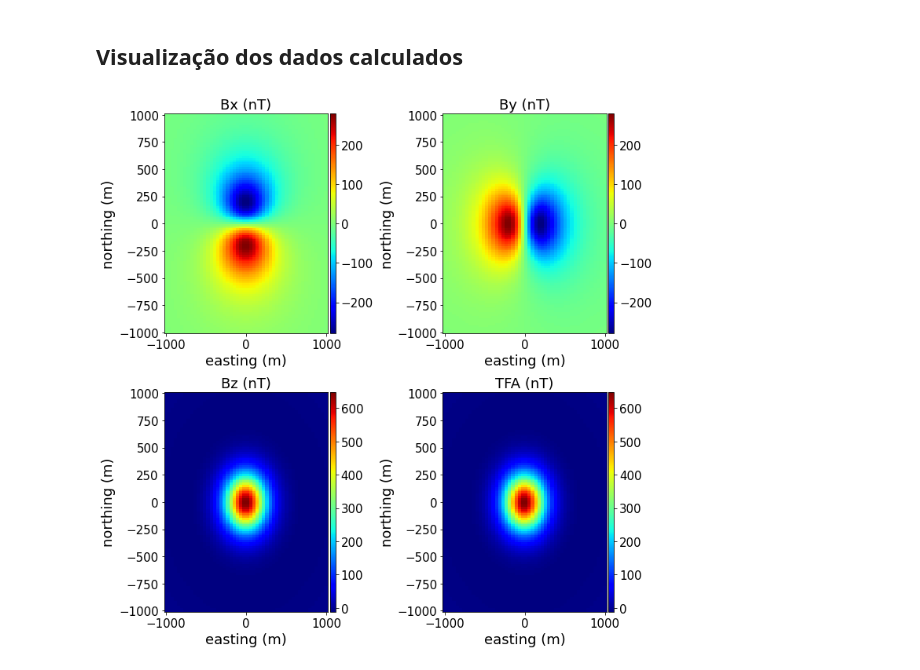
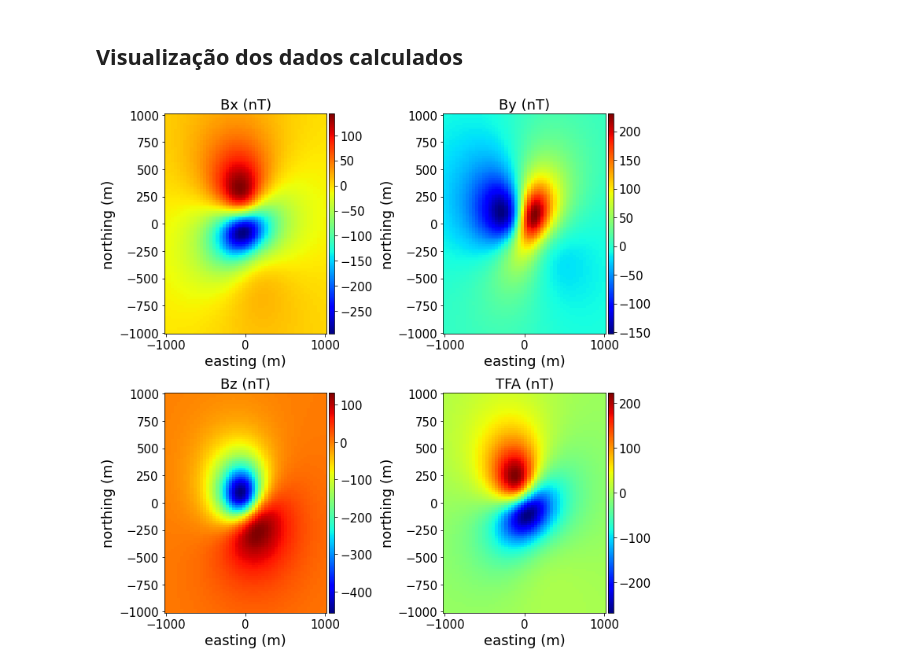
Before and after one commit to andrelreis/metodos-potenciais, a Jupyter notebook: Content/code/3. Grav_Mag_modeling/3.2. Sphere_modeling/2. 3D_modelagem_mag_esfera.ipynb, the cells around one changed output. Drawn from its saved outputs; the diff is of its cells as text; code cells hidden in the pictures.

```diff
--- a/Content/code/3. Grav_Mag_modeling/3.2. Sphere_modeling/2. 3D_modelagem_mag_esfera.ipynb
+++ b/Content/code/3. Grav_Mag_modeling/3.2. Sphere_modeling/2. 3D_modelagem_mag_esfera.ipynb
@@ -28,7 +28,7 @@ coordenadas = np.array([yc.ravel(),xc.ravel(),zc.ravel()])
 # %%
 intensidades = np.array([50.])
 # %%
-direcoes = np.array([[90.,0.]])
+direcoes = np.array([[-30.,-30.]])
 # %%
 modelo = np.array([[0,0,200,100]])
 # %% [markdown]
@@ -42,7 +42,7 @@ by = sphere_mag.magnetics(coordenadas,modelo,intensidades,direcoes,field="b_y")
 # %% [markdown]
 ### Anomalia de campo total aproximada
 # %%
-I0,D0 = 90.,0.
+I0,D0 = -20.,-20.
 j0x = np.cos(np.deg2rad(I0))*np.cos(np.deg2rad(D0))
 j0y = np.cos(np.deg2rad(I0))*np.sin(np.deg2rad(D0))
 j0z = np.sin(np.deg2rad(I0))
@@ -66,31 +66,34 @@ cb.ax.tick_params(labelsize=bottom_font)
 
 plt.subplot(2,2,2)
 plt.xlabel('easting (m)', fontsize = title_font)
 plt.ylabel('northing (m)', fontsize = title_font)
 plt.title('By (nT)', fontsize=title_font)
 plt.pcolor(yc,xc,by.reshape(shape),shading='auto',cmap='jet')
 plt.tick_params(axis='both', which='major', labelsize=bottom_font)
 cb = plt.colorbar(pad=0.01, aspect=40, shrink=1.0)
 cb.ax.tick_params(labelsize=bottom_font)
 
 plt.subplot(2,2,3)
 plt.xlabel('easting (m)', fontsize = title_font)
 plt.ylabel('northing (m)', fontsize = title_font)
 plt.title('Bz (nT)', fontsize=title_font)
 plt.pcolor(yc,xc,bz.reshape(shape),shading='auto',cmap='jet')
 plt.tick_params(axis='both', which='major', labelsize=bottom_font)
 cb = plt.colorbar(pad=0.01, aspect=40, shrink=1.0)
 cb.ax.tick_params(labelsize=bottom_font)
 
 plt.subplot(2,2,4)
 plt.xlabel('easting (m)', fontsize = title_font)
 plt.ylabel('northing (m)', fontsize = title_font)
 plt.title('TFA (nT)', fontsize=title_font)
 plt.pcolor(yc,xc,tfa.reshape(shape),shading='auto',cmap='jet')
 plt.tick_params(axis='both', which='major', labelsize=bottom_font)
 cb = plt.colorbar(pad=0.01, aspect=40, shrink=1.0)
 cb.ax.tick_params(labelsize=bottom_font)
 
+file_name = 'images/forward_modeling_mag_sphere_mag_tot_HS'
+plt.savefig(file_name+'.png',dpi=300)
+
 plt.show()
 # %% [output]
-[figure, old version]
+[figure, new version]
```
Also changed, not shown: 44 other files.
